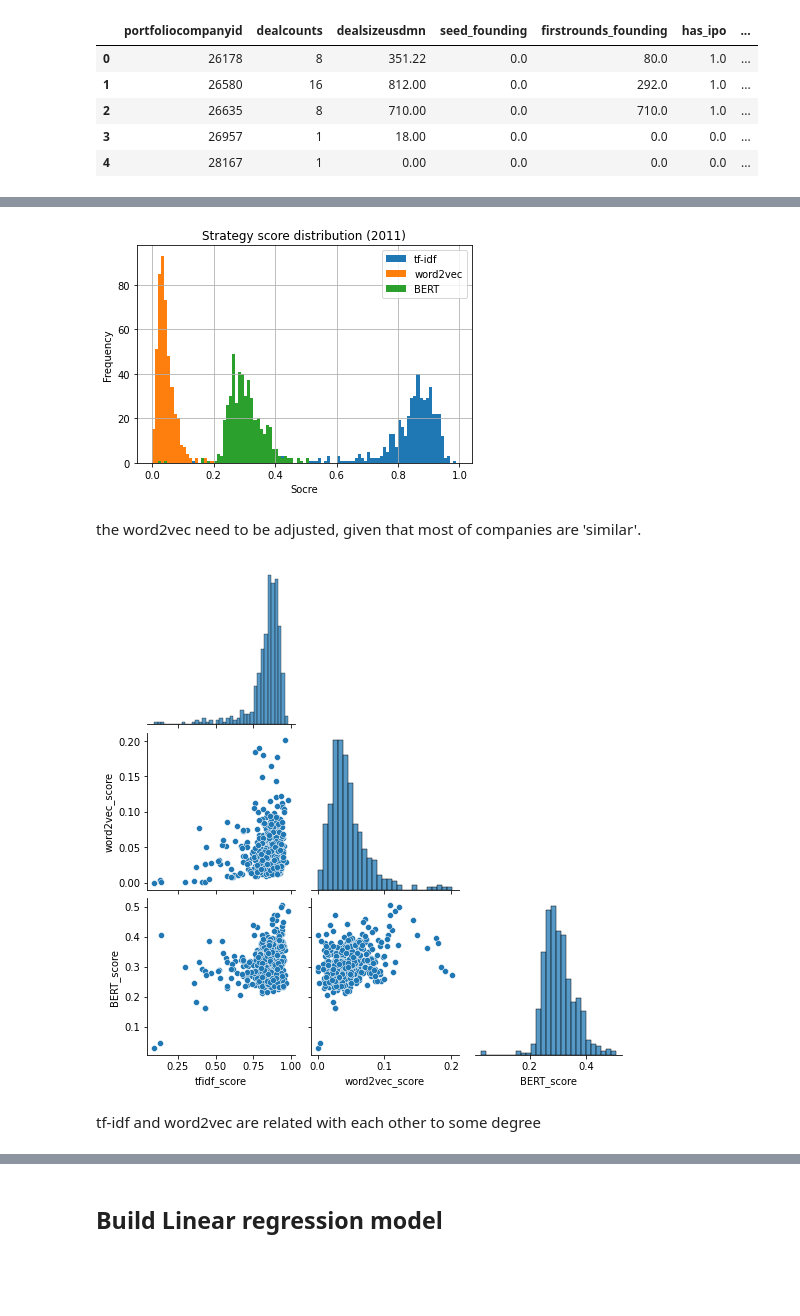
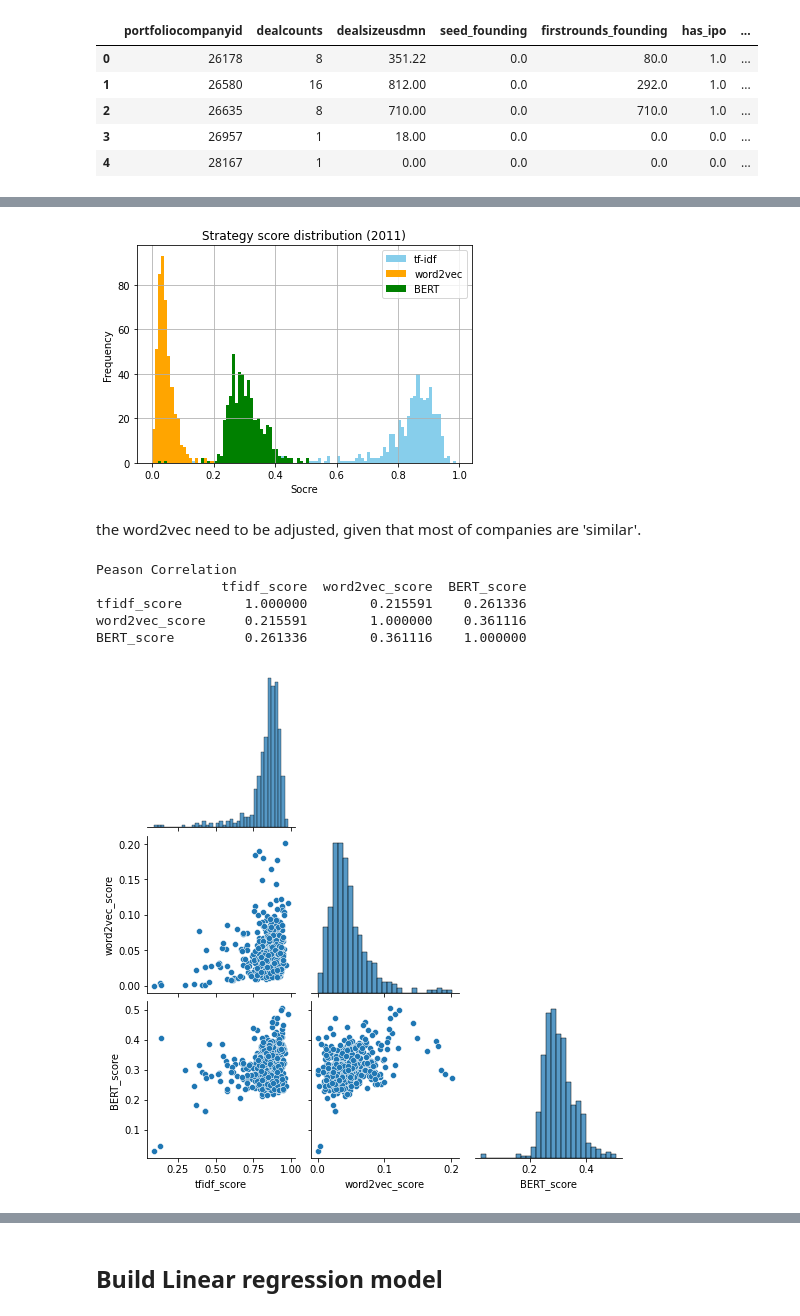
Before and after one commit to derekcoding1/StartupStrategy, a Jupyter notebook: Notebooks/Prediction/linear_regression.ipynb, the cells around one changed output, grey strips where cells are left out. Drawn from its saved outputs; the diff is of its cells as text; code cells hidden in the pictures; blank space fills up the shorter version.

```diff
--- a/Notebooks/Prediction/linear_regression.ipynb
+++ b/Notebooks/Prediction/linear_regression.ipynb
@@ -15,6 +15,6 @@ Drive already mounted at /content/drive; to attempt to forcibly remount, call dr
 ## Load Data
 # %%
 y_var = pd.read_csv("drive/My Drive/Capstone Shared Docs/result/y_vars.csv")
-score_tfidf = pd.read_csv("/content/drive/MyDrive/Capstone Shared Docs/strategy score/tf_idf_2011.csv")
+score_tfidf = pd.read_csv("/content/drive/MyDrive/Capstone Shared Docs/strategy score/tfidf_2011.csv")
 score_word2vec = pd.read_csv("/content/drive/MyDrive/Capstone Shared Docs/strategy score/word2_vec_2011.csv")
 score_BERT = pd.read_csv("/content/drive/MyDrive/Capstone Shared Docs/strategy score/BERT_2011.csv")
@@ -20,0 +57,6 @@ score_BERT = pd.read_csv("/content/drive/MyDrive/Capstone Shared Docs/strategy s
+# %%
+# year distribution of score data
+tfidf_all_select["score_year"] = tfidf_all_select["score_year"].astype('category')
+#plt.boxplot(tfidf_all_select.score_year,tfidf_all_select.Strat_score)
+sns.set(rc={'figure.figsize':(11.7,8.27)})
+ax = sns.boxplot(x="score_year", y="Strat_score", data=tfidf_all_select).set_title('Boxplot of TF-IDF score in each year')
@@ -40,21 +114,26 @@ score.head(3)
 | 1 | Home For Providers For Patients S... | S | home providers patients see wellf... | home for providers for patients s... | 93680 | en | True | 8059 | ... |
 | 2 | How It Works For A Good Cause Log... | S | works good cause log join barkbox... | how it works for a good cause log... | 106048 | en | True | 26178 | ... |
 # %%
-score.tfidf_score.hist(bins=np.arange(0,1,0.01).tolist(), label = 'tf-idf')
-score.word2vec_score.hist(bins=np.arange(0,1,0.01).tolist(),label = 'word2vec')
-score.BERT_score.hist(bins=np.arange(0,1,0.01).tolist(),label = 'BERT')
+score.tfidf_score.hist(bins=np.arange(0,1,0.01).tolist(), color = 'skyblue', label = 'tf-idf')
+score.word2vec_score.hist(bins=np.arange(0,1,0.01).tolist(), color = 'orange', label = 'word2vec')
+score.BERT_score.hist(bins=np.arange(0,1,0.01).tolist(), color = 'green', label = 'BERT')
 plt.legend()
 plt.title('Strategy score distribution (2011)')
 plt.xlabel('Socre')
 plt.ylabel('Frequency');
 # %% [output]
-[figure, old version]
+[figure, new version]
 # %% [markdown]
 the word2vec need to be adjusted, given that most of companies are 'similar'.
 # %%
 subdf = score[['tfidf_score','word2vec_score','BERT_score']]
 sns.pairplot(subdf, corner=True);
+print('Peason Correlation')
+print(subdf.corr())
 # %% [output]
+Peason Correlation
+                tfidf_score  word2vec_score  BERT_score
+tfidf_score        1.000000        0.215591    0.261336
+word2vec_score     0.215591        1.000000    0.361116
+BERT_score         0.261336        0.361116    1.000000
 [figure]
-# %% [markdown]
-tf-idf and word2vec are related with each other to some degree
```
Also changed, not shown: parts of 28 cells of this notebook, 1 other file.
